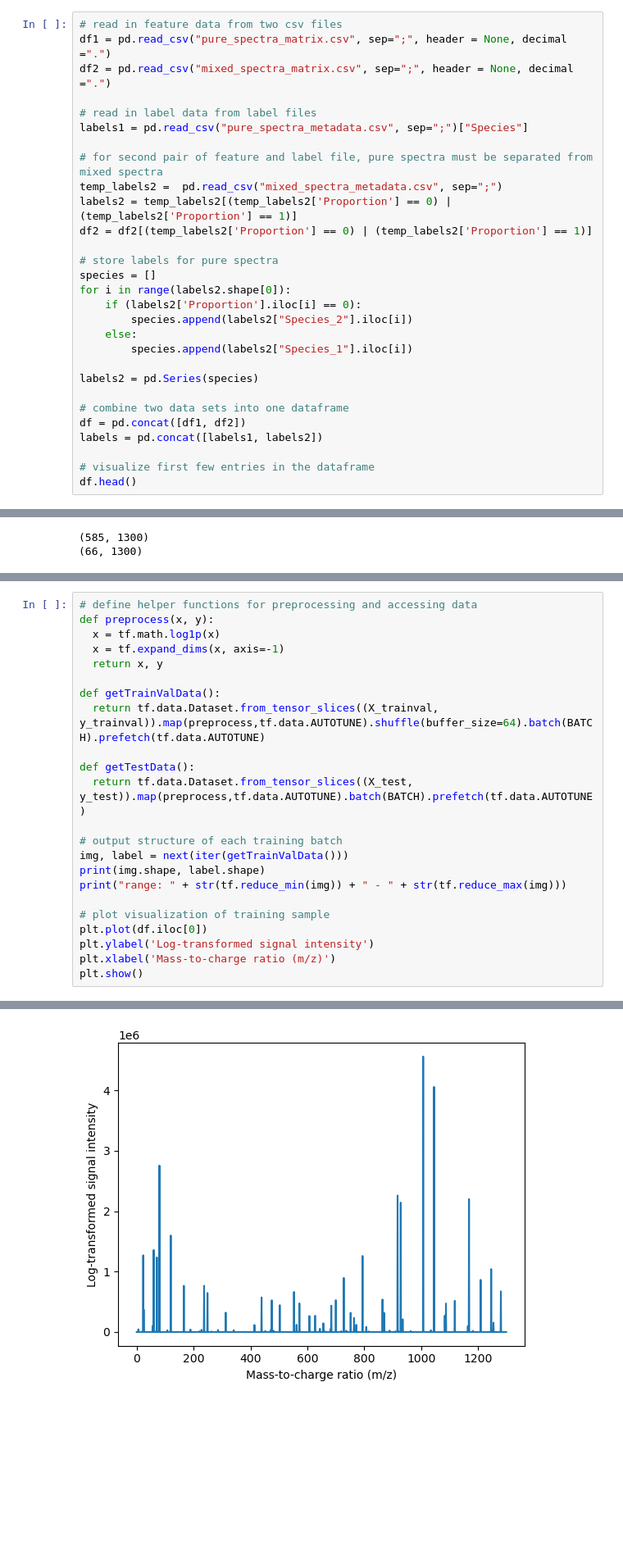
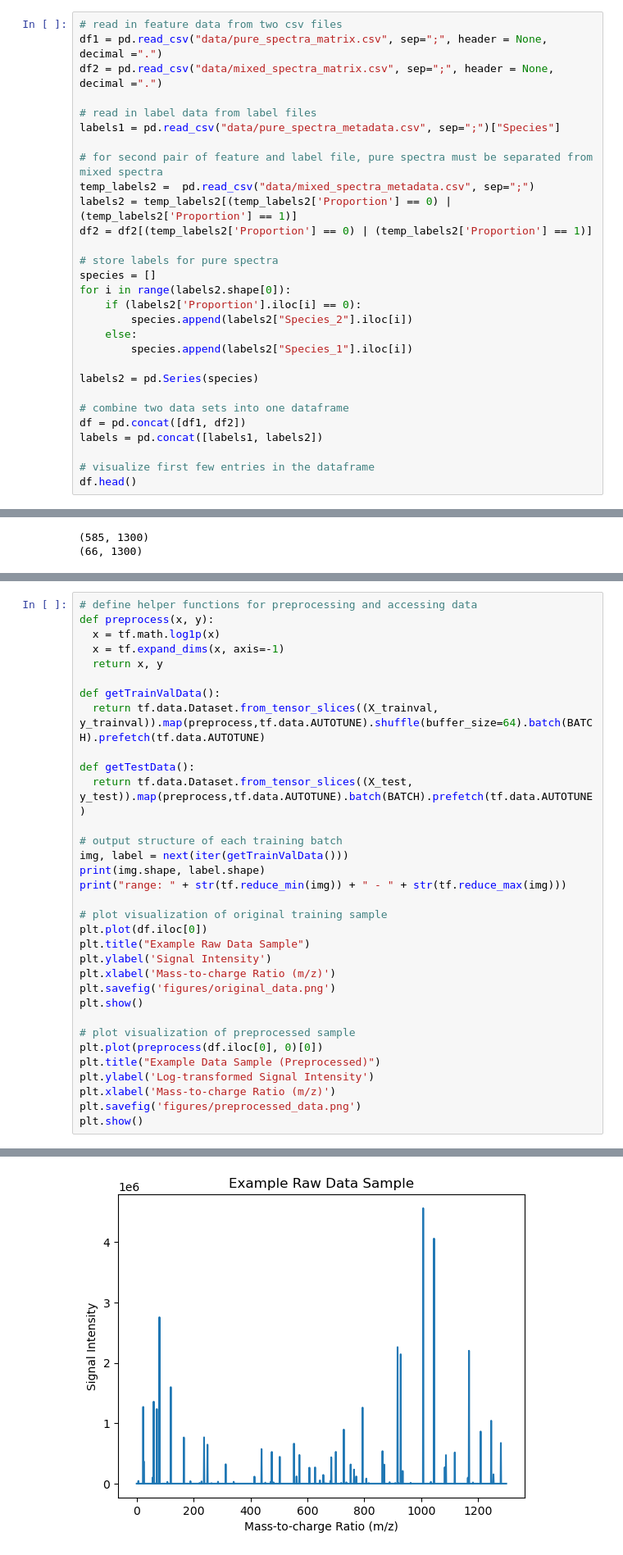
Before and after one commit to cs-ee4841-group1/final_project, a Jupyter notebook: executed_code.ipynb, the cells around one changed output, grey strips where cells are left out. Shown at 82% size. Cells and saved outputs as stored; diff of their text form; blank space fills up the shorter version.

```diff
--- a/executed_code.ipynb
+++ b/executed_code.ipynb
@@ -28,14 +28,14 @@ To enable the following instructions: AVX2 FMA, in other operations, rebuild Ten
 - Our MALDI-TOF data was taken from two seperate CSV files and combined into one dataset. One CSV file contained only pure spectra, and the other contained mixed and pure spectra. The pure spectra from the latter CSV fas filtered out and added to the other pure spectra for a total of 651 samples.
 # %%
 # read in feature data from two csv files
-df1 = pd.read_csv("pure_spectra_matrix.csv", sep=";", header = None, decimal =".")
-df2 = pd.read_csv("mixed_spectra_matrix.csv", sep=";", header = None, decimal =".")
+df1 = pd.read_csv("data/pure_spectra_matrix.csv", sep=";", header = None, decimal =".")
+df2 = pd.read_csv("data/mixed_spectra_matrix.csv", sep=";", header = None, decimal =".")
 
 # read in label data from label files
-labels1 = pd.read_csv("pure_spectra_metadata.csv", sep=";")["Species"]
+labels1 = pd.read_csv("data/pure_spectra_metadata.csv", sep=";")["Species"]
 
 # for second pair of feature and label file, pure spectra must be separated from mixed spectra
-temp_labels2 =  pd.read_csv("mixed_spectra_metadata.csv", sep=";")
+temp_labels2 =  pd.read_csv("data/mixed_spectra_metadata.csv", sep=";")
 labels2 = temp_labels2[(temp_labels2['Proportion'] == 0) | (temp_labels2['Proportion'] == 1)]
 df2 = df2[(temp_labels2['Proportion'] == 0) | (temp_labels2['Proportion'] == 1)]
 
@@ -120,10 +120,20 @@ img, label = next(iter(getTrainValData()))
 print(img.shape, label.shape)
 print("range: " + str(tf.reduce_min(img)) + " - " + str(tf.reduce_max(img)))
 
-# plot visualization of training sample
+# plot visualization of original training sample
 plt.plot(df.iloc[0])
-plt.ylabel('Log-transformed signal intensity')
-plt.xlabel('Mass-to-charge ratio (m/z)')
+plt.title("Example Raw Data Sample")
+plt.ylabel('Signal Intensity')
+plt.xlabel('Mass-to-charge Ratio (m/z)')
+plt.savefig('figures/original_data.png')
 plt.show()
+
+# plot visualization of preprocessed sample
+plt.plot(preprocess(df.iloc[0], 0)[0])
+plt.title("Example Data Sample (Preprocessed)")
+plt.ylabel('Log-transformed Signal Intensity')
+plt.xlabel('Mass-to-charge Ratio (m/z)')
+plt.savefig('figures/preprocessed_data.png')
+plt.show()
 # %% [output]
 (32, 1300, 1) (32,)
@@ -131 +141 @@ range: tf.Tensor(0.0, shape=(), dtype=float64) - tf.Tensor(18.129687288251095, s
-[figure, old version]
+[figure, new version]
```
Also changed, not shown: parts of 10 cells of this notebook.
